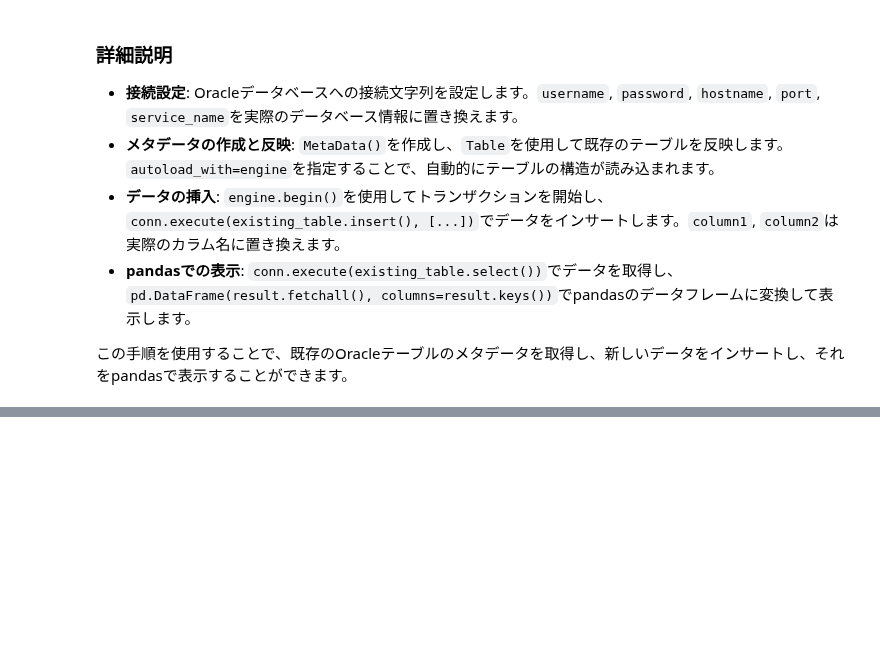
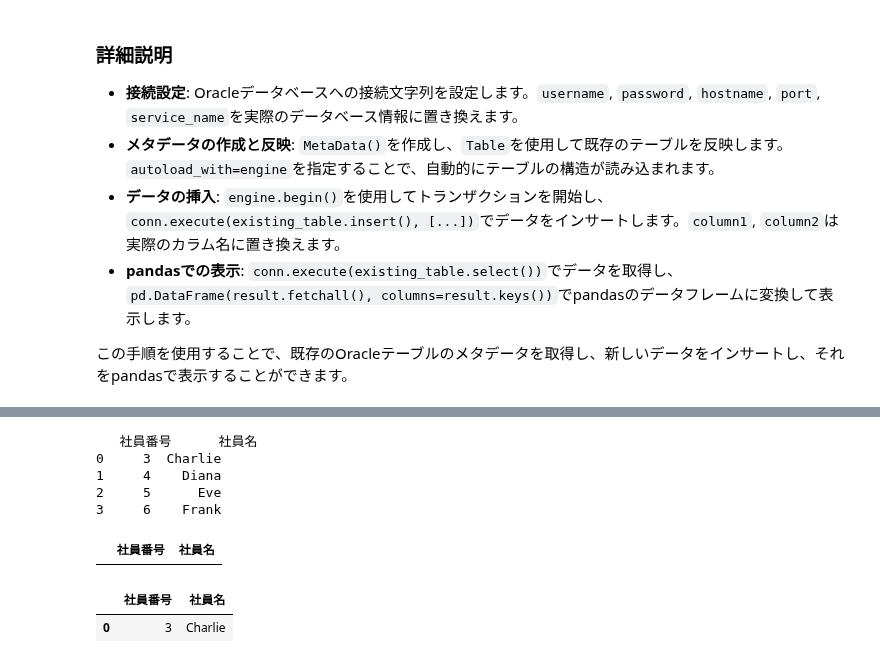
Before and after one commit to phonon-py/DatabaseSpecialistStudy, a Jupyter notebook: main_v2.ipynb, the cells around one changed output, grey strips where cells are left out. Drawn from its saved outputs; the diff is of its cells as text; code cells hidden in the pictures; blank space fills up the shorter version.

```diff
--- a/main_v2.ipynb
+++ b/main_v2.ipynb
@@ -1060,0 +1367,64 @@ with engine.connect() as conn:
+# %%
+import pandas as pd
+from sqlalchemy import create_engine, Table, Column, Integer, String, MetaData, Date, insert, select, func
+from datetime import datetime
+
+# データベース接続の作成
+engine = create_engine('sqlite:///:memory:')
+metadata = MetaData()
+
+# テーブルの作成
+社員 = Table('社員', metadata,
+              Column('社員番号', Integer, primary_key=True),
+              Column('社員名', String),
+              Column('性別', String),
+              Column('生年月日', Date))
+
+metadata.create_all(engine)
+
+# 日付をdatetimeオブジェクトに変換する関数
+def str_to_date(date_str):
+    return datetime.strptime(date_str, '%Y-%m-%d').date()
+
+# データの挿入
+with engine.connect() as conn:
+    conn.execute(insert(社員), [
+        {"社員番号": 1, "社員名": "Alice", "性別": "女", "生年月日": str_to_date("1980-01-01")},
+        {"社員番号": 2, "社員名": "Bob", "性別": "男", "生年月日": str_to_date("1975-05-20")},
+        {"社員番号": 3, "社員名": "Charlie", "性別": "男", "生年月日": str_to_date("1982-07-15")},
+        {"社員番号": 4, "社員名": "Diana", "性別": "女", "生年月日": str_to_date("1990-03-30")},
+        {"社員番号": 5, "社員名": "Eve", "性別": "女", "生年月日": str_to_date("1985-10-05")},
+        {"社員番号": 6, "社員名": "Frank", "性別": "男", "生年月日": str_to_date("1980-11-25")}
+    ])
+
+    # クエリの実行
+    with engine.connect() as conn:
+        s1 = 社員.alias('S1')
+        s2 = 社員.alias('S2')
+
+        subquery = select(s2.c.性別, func.min(s2.c.生年月日).label('最年長生年月日')).group_by(s2.c.性別).alias('subquery')
+
+        query = select(s1.c.社員番号, s1.c.社員名).where(
+            (s1.c.性別 == subquery.c.性別) &
+            (s1.c.生年月日 > subquery.c.最年長生年月日)
+        )
+
+        result = conn.execute(query)
+        df = pd.DataFrame(result.fetchall(), columns=result.keys())
+
+print(df)
+# %% [output]
+   社員番号      社員名
+0     3  Charlie
+1     4    Diana
+2     5      Eve
+3     6    Frank
+# %%
+df
+# %% [output]
+|  | 社員番号 | 社員名 |
+# %%
+df_result
+# %% [output]
+|  | 社員番号 | 社員名 |
+| 0 | 3 | Charlie |
```
Also changed, not shown: parts of 6 cells of this notebook.
